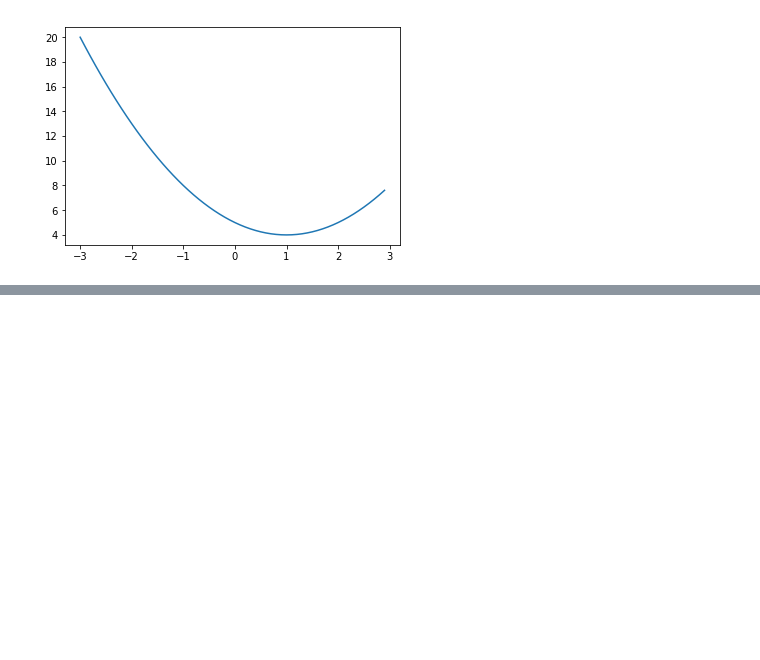
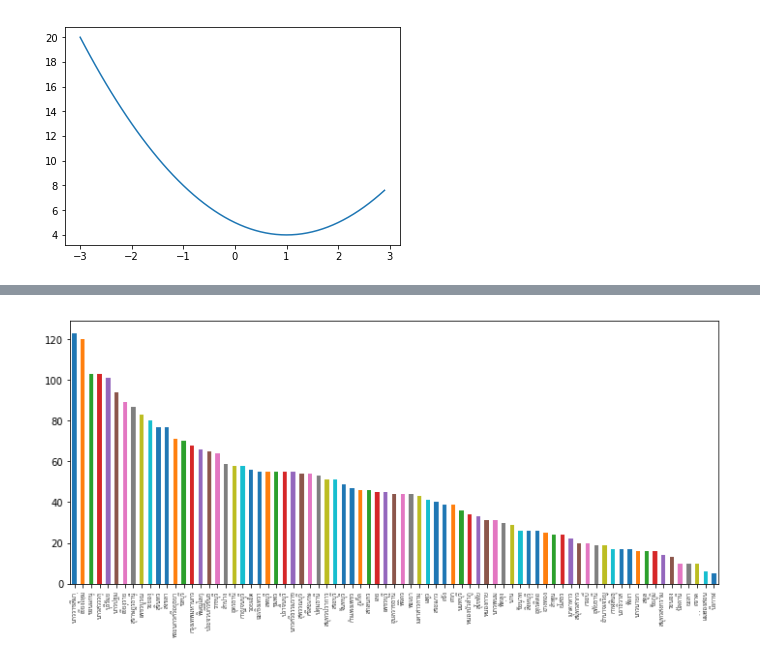
Before and after one commit to rkrissada/socialAnalysis, a Jupyter notebook: numpy.ipynb, the cells around one changed output, grey strips where cells are left out. Cells and saved outputs as stored; diff of their text form; code cells hidden in the pictures; blank space fills up the shorter version.

```diff
--- a/numpy.ipynb
+++ b/numpy.ipynb
@@ -145,0 +206,7 @@ plt.show()
+# %%
+#!pip install xlrd
+
+import pandas as pd
+
+url="data.xlsx"
+df = pd.read_excel(url)
@@ -145,0 +309,3 @@ plt.show()
+# %%
+dead_df=df[df['ผลการรักษา']!= 'ทุเลา/หาย']
+dead_df['จังหวัด'].value_counts()
@@ -145,0 +330,12 @@ plt.show()
+# %%
+import matplotlib.pyplot as plt
+import matplotlib.font_manager as fm
+
+font = fm.FontProperties(fname='THSarabunNew.ttf')
+
+counts=dead_df['จังหวัด'].value_counts()
+ax=counts.plot(kind='bar',figsize=(12,5))
+ax.set_xticklabels(counts.index,fontproperties=font)
+plt.show()
+# %% [output]
+[figure, added]
```
Also changed, not shown: parts of 16 cells of this notebook, 1 other file.
